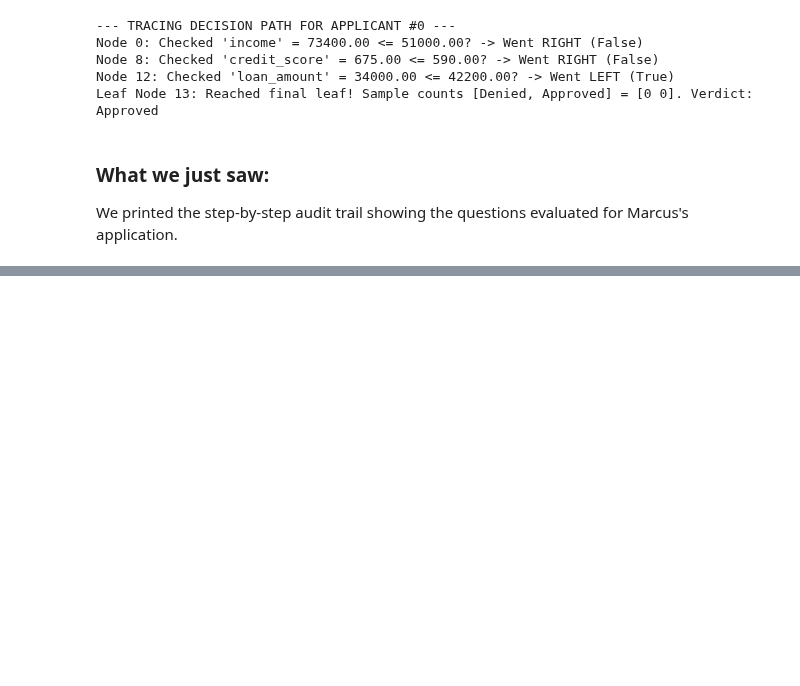
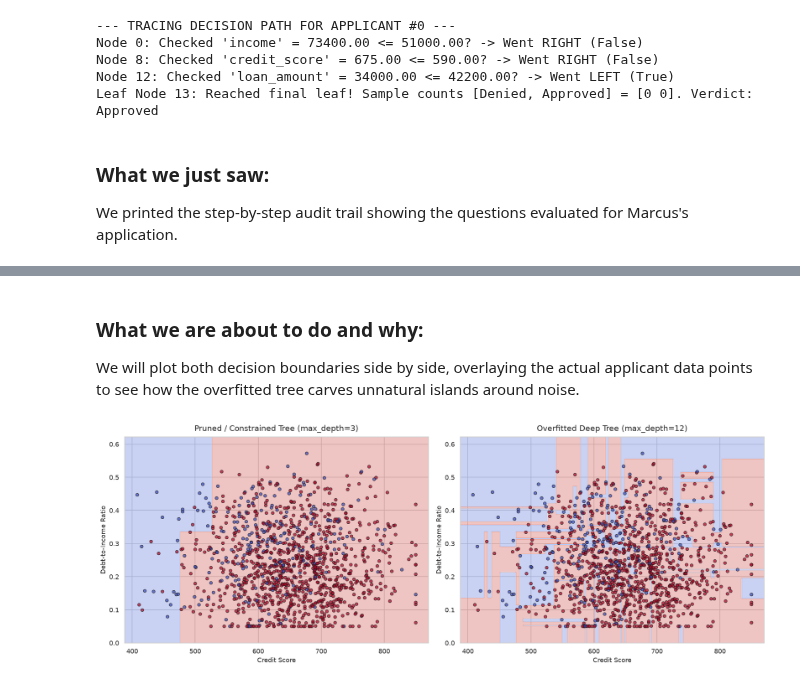
Before and after one commit to Arnav-Shrivastava/decision-trees-regression-zero-to-one, a Jupyter notebook: decision_trees_zero_to_one.ipynb, the cells around one changed output, grey strips where cells are left out. Drawn from its saved outputs; the diff is of its cells as text; code cells hidden in the pictures; blank space fills up the shorter version.

```diff
--- a/decision_trees_zero_to_one.ipynb
+++ b/decision_trees_zero_to_one.ipynb
@@ -971,0 +1083,17 @@ Janet smiles. Not only does she understand the decision, but she also has the ex
+# %%
+# Extract 2 primary features for intuitive 2D boundary plotting
+X_train_2d = X_train[:, [1, 2]]  # credit_score (index 1), debt_ratio (index 2)
+
+# Train constrained tree (clean) vs unconstrained tree (overfitted)
+tree_clean = DecisionTreeClassifier(max_depth=3, random_state=42).fit(X_train_2d, y_train)
+tree_noisy = DecisionTreeClassifier(max_depth=12, random_state=42).fit(X_train_2d, y_train)
+
+# Create 2D grid covering feature ranges
+x_min, x_max = X_train_2d[:, 0].min() - 20, X_train_2d[:, 0].max() + 20
+y_min, y_max = X_train_2d[:, 1].min() - 0.05, X_train_2d[:, 1].max() + 0.05
+xx, yy = np.meshgrid(np.linspace(x_min, x_max, 250), np.linspace(y_min, y_max, 250))
+grid_points = np.c_[xx.ravel(), yy.ravel()]
+
+Z_clean = tree_clean.predict(grid_points).reshape(xx.shape)
+Z_noisy = tree_noisy.predict(grid_points).reshape(xx.shape)
+print("Decision grids computed.")
@@ -971,0 +1105,27 @@ Janet smiles. Not only does she understand the decision, but she also has the ex
+# %% [markdown]
+### What we are about to do and why:
+We will plot both decision boundaries side by side, overlaying the actual applicant data points to see how the overfitted tree carves unnatural islands around noise.
+# %%
+fig, axes = plt.subplots(1, 2, figsize=(16, 6), dpi=120)
+
+for ax, Z, title, tree_m in zip(
+    axes, [Z_clean, Z_noisy],
+    ["Pruned / Constrained Tree (max_depth=3)", "Overfitted Deep Tree (max_depth=12)"],
+    [tree_clean, tree_noisy]
+):
+    # Contour fill decision boundary
+    ax.contourf(xx, yy, Z, alpha=0.3, cmap=plt.cm.coolwarm)
+    # Scatter training data points
+    scatter = ax.scatter(
+        X_train_2d[:, 0], X_train_2d[:, 1], c=y_train,
+        cmap=plt.cm.coolwarm, edgecolor='k', s=25, alpha=0.7
+    )
+    ax.set_title(title, fontsize=13, pad=10)
+    ax.set_xlabel("Credit Score", fontsize=11)
+    ax.set_ylabel("Debt-to-Income Ratio", fontsize=11)
+
+plt.tight_layout()
+plt.savefig("images/overfitting_and_noise.png", dpi=120)
+plt.show()
+# %% [output]
+[figure, added]
```
Also changed, not shown: parts of 14 cells of this notebook, 2 other files.
